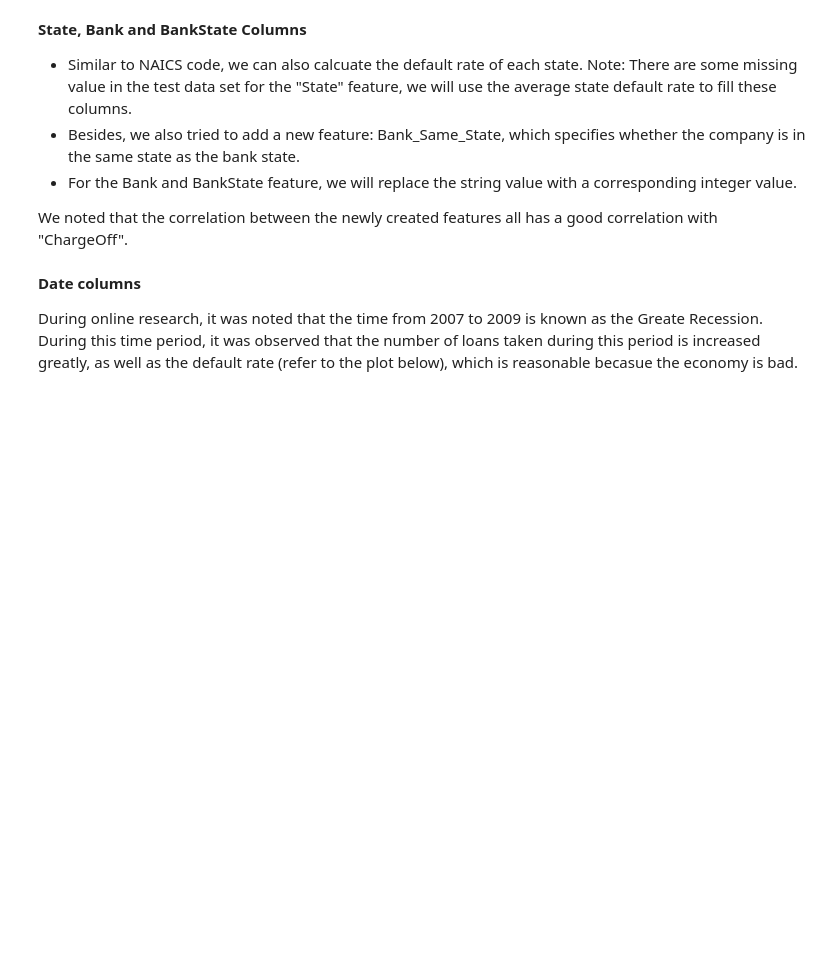
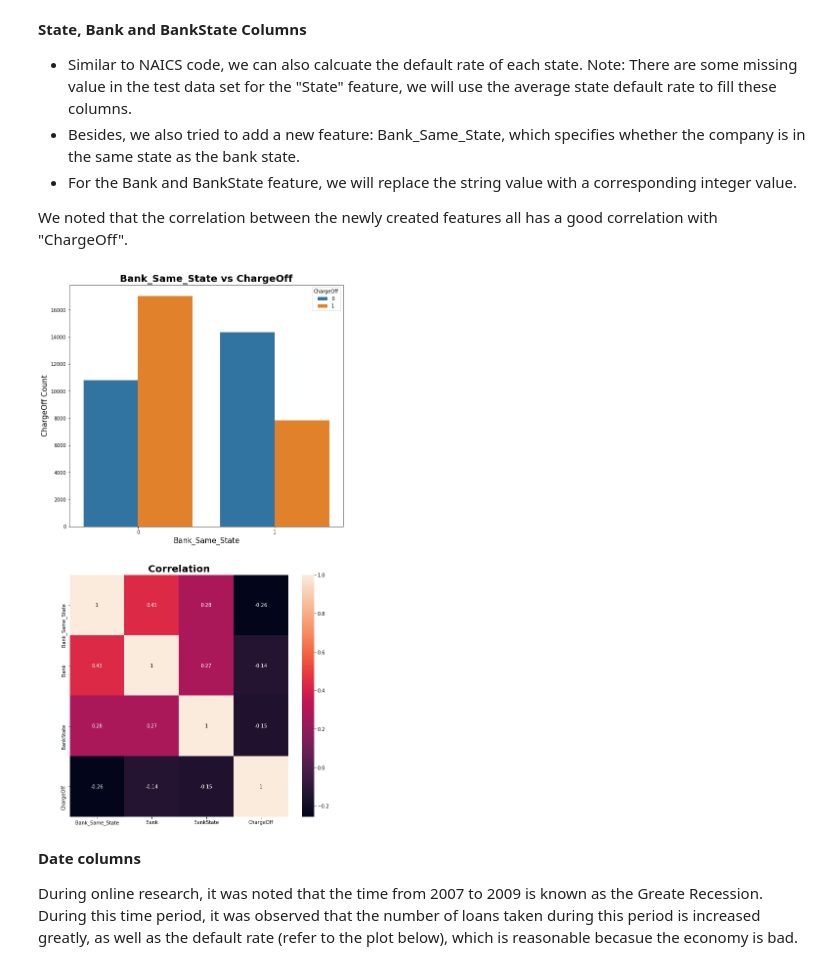
Before and after one commit to helloxy96/CS5228_project, a Jupyter notebook: Report.ipynb, the cells around one changed output. Drawn from its saved outputs; the diff is of its cells as text; code cells hidden in the pictures; blank space fills up the shorter version.

```diff
--- a/Report.ipynb
+++ b/Report.ipynb
@@ -195,13 +182,15 @@ df['BankState'].replace(bank_states, inplace=True)
 # %%
-# f, axes = plt.subplots(2, figsize=(10,20))
-# sb.countplot(x="Bank_Same_State", data=df, hue='ChargeOff', ax=axes[0])
-# sb.heatmap(df[["Bank_Same_State", "Def_Rate_State", "Bank", "BankState", "ChargeOff"]].corr(), annot=True, ax=axes[1])
+f, axes = plt.subplots(2, figsize=(10,20))
+sb.countplot(x="Bank_Same_State", data=df, hue='ChargeOff', ax=axes[0])
+sb.heatmap(df[["Bank_Same_State", "Bank", "BankState", "ChargeOff"]].corr(), annot=True, ax=axes[1])
 
-# axes[0].set_title('Bank_Same_State vs ChargeOff',fontweight="bold", size=20)
-# axes[0].set_ylabel('ChargeOff Count', fontsize=15)
-# axes[0].set_xlabel('Bank_Same_State', fontsize=15)
-# axes[1].set_title('Correlation',fontweight="bold", size=20)
-# plt.show()
+axes[0].set_title('Bank_Same_State vs ChargeOff',fontweight="bold", size=20)
+axes[0].set_ylabel('ChargeOff Count', fontsize=15)
+axes[0].set_xlabel('Bank_Same_State', fontsize=15)
+axes[1].set_title('Correlation',fontweight="bold", size=20)
+plt.show()
+# %% [output]
+[figure, added]
 # %% [markdown]
 **Date columns**
 
```
Also changed, not shown: parts of 6 cells of this notebook.
